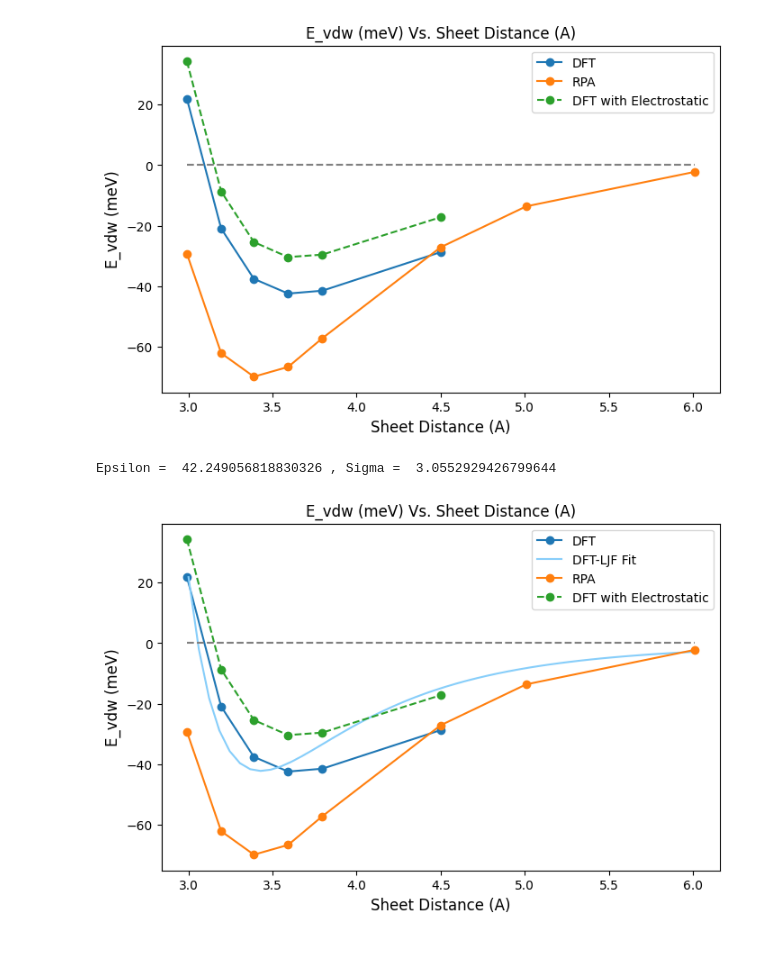
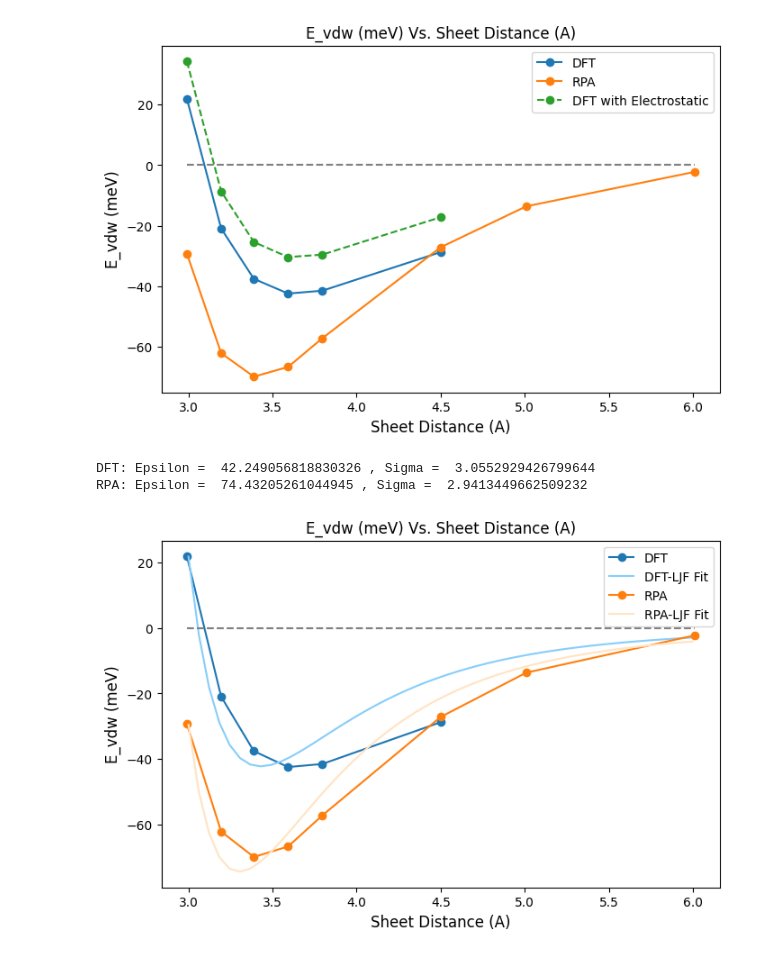
Before and after one commit to kkleiner1/hBN_water_interaction_from_dft, a Jupyter notebook: code/data_analysis.ipynb, the cells around one changed output. Cells and saved outputs as stored; diff of their text form; code cells hidden in the pictures.

Commit message:
Updated Plot for Fitting DFT and RPA data with LJF

```diff
--- a/code/data_analysis.ipynb
+++ b/code/data_analysis.ipynb
@@ -130,27 +130,33 @@ Calculating E_electrostatic from:  4.5000 , elctrostatic energy:  11.54813703662
 # %%
 def LJF(r, eps, sig):
   return 4 * eps * (sig / r) ** 6 * ((sig / r) ** 6 - 1)
 
 xData = np.array(listOfSheetDistance[0:6])
 yData = np.array(listOfE_vdw)
-popt, pcov = curve_fit(LJF, xData, yData)
+DFTpopt, DFTpcov = curve_fit(LJF, xData, yData)
 
-print("Epsilon = ", popt[0], ", Sigma = ", popt[1])
+RPApopt, RPApcov = curve_fit(LJF, listOfSheetDistance, listOfRPAData)
+
+print("DFT: Epsilon = ", DFTpopt[0], ", Sigma = ", DFTpopt[1])
+
+print("RPA: Epsilon = ", RPApopt[0], ", Sigma = ", RPApopt[1])
 fitX = np.linspace(3, 6, 50)
 
 fig, ax = plt.subplots()
 plt.title("E_vdw (meV) Vs. Sheet Distance (A)")
 ax.set_xlabel('Sheet Distance (A)',fontsize=12)
 ax.set_ylabel('E_vdw (meV)',fontsize=12)
 ax.plot(listOfSheetDistance[0:6], listOfE_vdw, "o-",label="DFT")
-ax.plot(fitX, LJF(fitX, *popt), color="lightskyblue", label="DFT-LJF Fit")
+ax.plot(fitX, LJF(fitX, *DFTpopt), color="lightskyblue", label="DFT-LJF Fit")
 ax.plot(listOfSheetDistance, listOfRPAData, "o-",label="RPA")
-ax.plot(listOfSheetDistance[0:6], listOfDFTData, "o--",label="DFT with Electrostatic")
+ax.plot(fitX, LJF(fitX, *RPApopt), color="bisque", label="RPA-LJF Fit")
+# ax.plot(listOfSheetDistance[0:6], listOfDFTData, "o--",label="DFT with Electrostatic")
 fig.set_size_inches(8, 5)
 fig.set_dpi(100)
 plt.hlines(y=0, xmin=2.9907, xmax=6.0093, color="grey", linestyles="--")
 plt.legend()
 plt.show()
 # %% [output]
-Epsilon =  42.249056818830326 , Sigma =  3.0552929426799644
+DFT: Epsilon =  42.249056818830326 , Sigma =  3.0552929426799644
+RPA: Epsilon =  74.43205261044945 , Sigma =  2.9413449662509232
-[figure, old version]
+[figure, new version]
```
